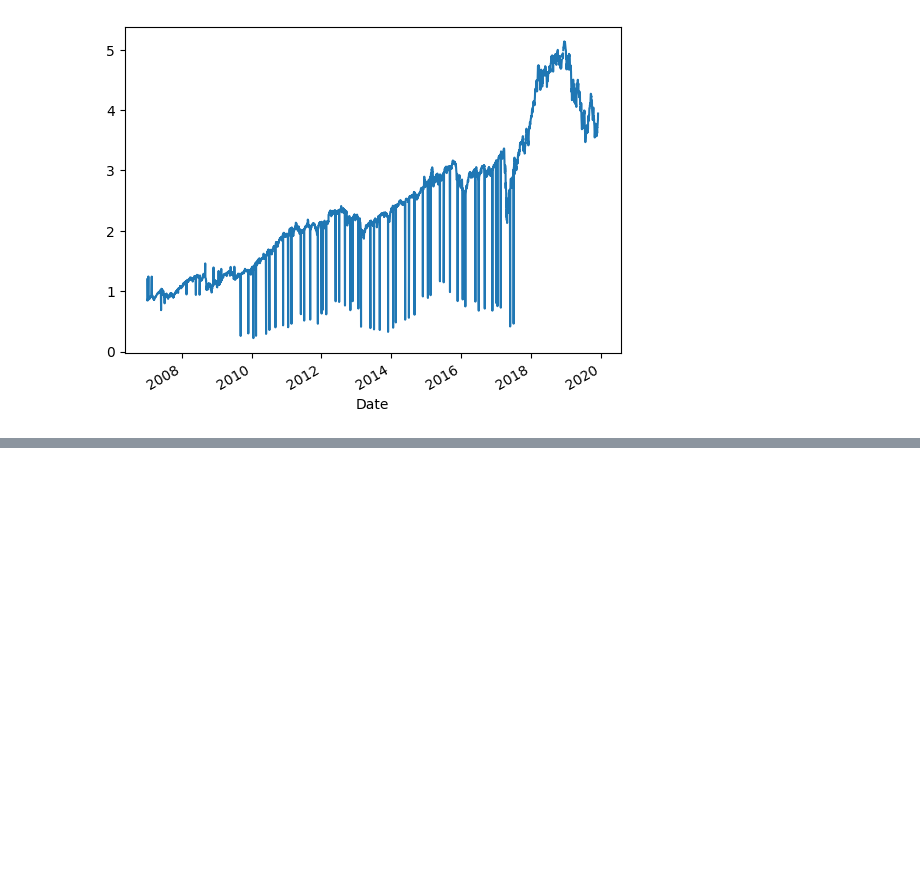
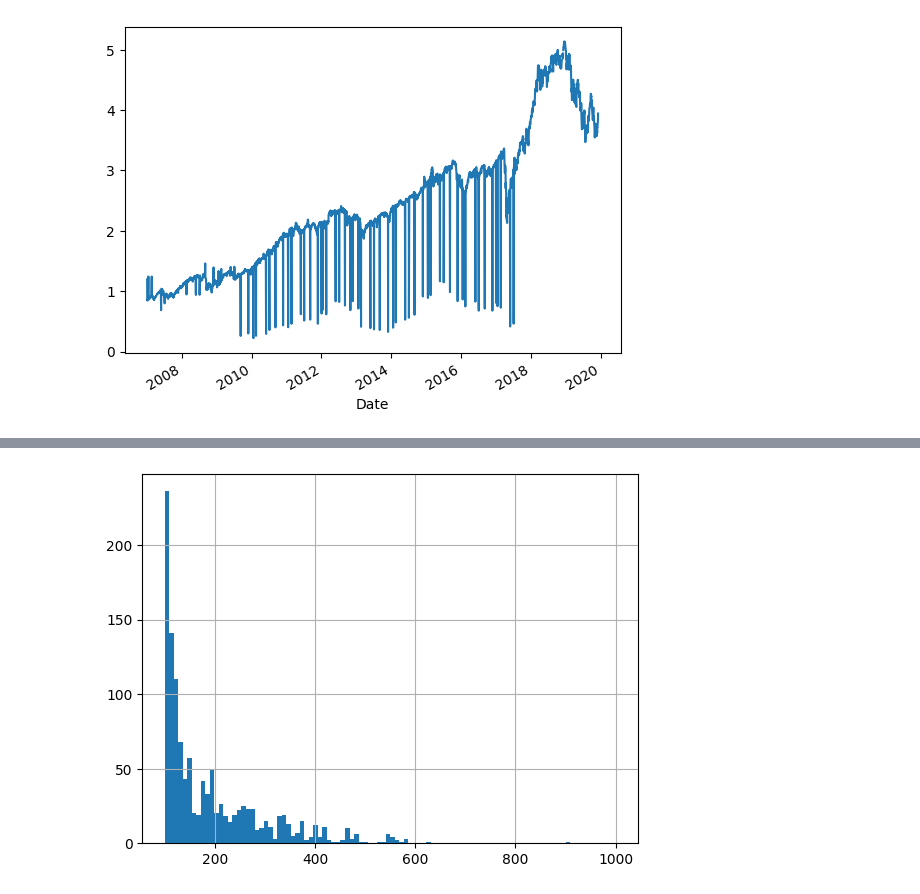
Before and after one commit to dllllb/finexp, a Jupyter notebook: basepred.ipynb, the cells around one changed output, grey strips where cells are left out. Saved outputs shown, nothing was run; the diff lists cells and outputs as text; code cells hidden in the pictures; blank space fills up the shorter version.

```diff
--- a/basepred.ipynb
+++ b/basepred.ipynb
@@ -56,3 +60,7 @@ prices_t.alpha.hist(range=[-15, 15], bins=100);
+# %%
+prices_t.alpha.hist(range=[100, 1000], bins=100);
+# %% [output]
+[figure, added]
 # %%
 with fs.open('s3://snap-simfin/us-derived-shareprices-daily.zip') as f:
     dsp = pd.read_csv(f, compression='zip', sep=';')
```
Also changed, not shown: parts of 7 cells of this notebook.
